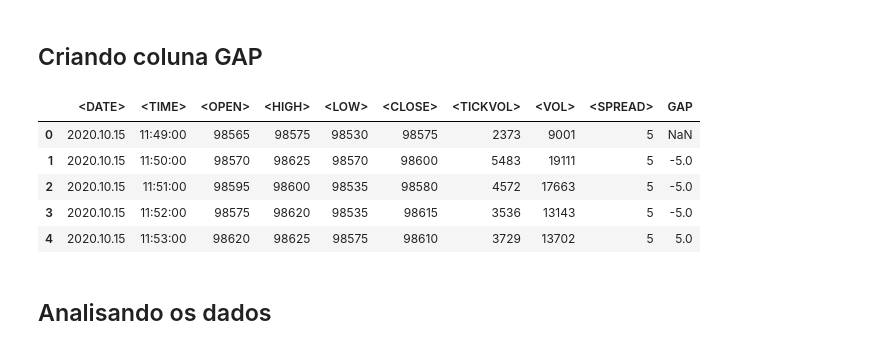
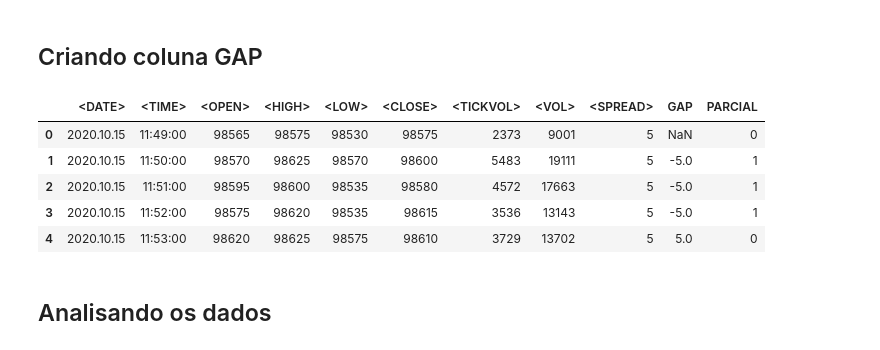
Before and after one commit to enzocunha/Datascience, a Jupyter notebook: T2/AnáliseWIN.ipynb, the cells around one changed output. Saved outputs shown, nothing was run; the diff lists cells and outputs as text; code cells hidden in the pictures.

```diff
--- a/T2/AnáliseWIN.ipynb
+++ b/T2/AnáliseWIN.ipynb
@@ -25,14 +25,34 @@ df_mini_indice
 ## Criando coluna GAP
 # %%
 df_mini_indice['GAP'] = df_mini_indice['<OPEN>'] - df_mini_indice['<CLOSE>'].shift(1)
+parciais = []
+for indicie in df_mini_indice.index:
+  anterior = int(indicie - 1)
+  if(anterior == -1):
+    parciais.append(0)
+    continue
+  row_atual = df_mini_indice.loc[indicie]
+  df_anterior = df_mini_indice.loc[anterior]
+  if(row_atual['GAP'] > 0):
+    if(row_atual['<OPEN>'] < df_anterior['<HIGH>']):
+      parciais.append(1)
+    else:
+      parciais.append(0)
+  else:
+    if(row_atual['<OPEN>'] > df_anterior['<LOW>']):
+      parciais.append(1)
+    else:
+      parciais.append(0)
+
+df_mini_indice.insert(10, 'PARCIAL', parciais)
 df_mini_indice.head()
 # %% [output]
-|  | <DATE> | <TIME> | <OPEN> | <HIGH> | <LOW> | <CLOSE> | <TICKVOL> | <VOL> | <SPREAD> | GAP |
-| 0 | 2020.10.15 | 11:49:00 | 98565 | 98575 | 98530 | 98575 | 2373 | 9001 | 5 | NaN |
-| 1 | 2020.10.15 | 11:50:00 | 98570 | 98625 | 98570 | 98600 | 5483 | 19111 | 5 | -5.0 |
-| 2 | 2020.10.15 | 11:51:00 | 98595 | 98600 | 98535 | 98580 | 4572 | 17663 | 5 | -5.0 |
-| 3 | 2020.10.15 | 11:52:00 | 98575 | 98620 | 98535 | 98615 | 3536 | 13143 | 5 | -5.0 |
-| 4 | 2020.10.15 | 11:53:00 | 98620 | 98625 | 98575 | 98610 | 3729 | 13702 | 5 | 5.0 |
+|  | <DATE> | <TIME> | <OPEN> | <HIGH> | <LOW> | <CLOSE> | <TICKVOL> | <VOL> | <SPREAD> | GAP | PARCIAL |
+| 0 | 2020.10.15 | 11:49:00 | 98565 | 98575 | 98530 | 98575 | 2373 | 9001 | 5 | NaN | 0 |
+| 1 | 2020.10.15 | 11:50:00 | 98570 | 98625 | 98570 | 98600 | 5483 | 19111 | 5 | -5.0 | 1 |
+| 2 | 2020.10.15 | 11:51:00 | 98595 | 98600 | 98535 | 98580 | 4572 | 17663 | 5 | -5.0 | 1 |
+| 3 | 2020.10.15 | 11:52:00 | 98575 | 98620 | 98535 | 98615 | 3536 | 13143 | 5 | -5.0 | 1 |
+| 4 | 2020.10.15 | 11:53:00 | 98620 | 98625 | 98575 | 98610 | 3729 | 13702 | 5 | 5.0 | 0 |
 # %% [markdown]
 ## Analisando os dados
 # %% [markdown]
```
Also changed, not shown: parts of 15 cells of this notebook.
